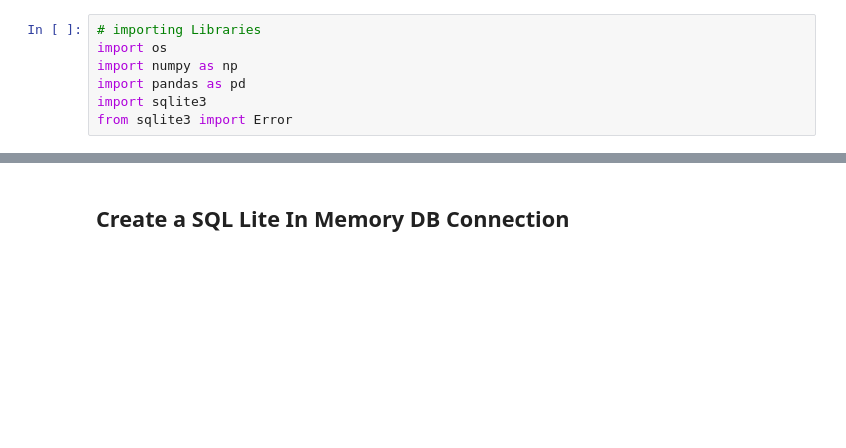
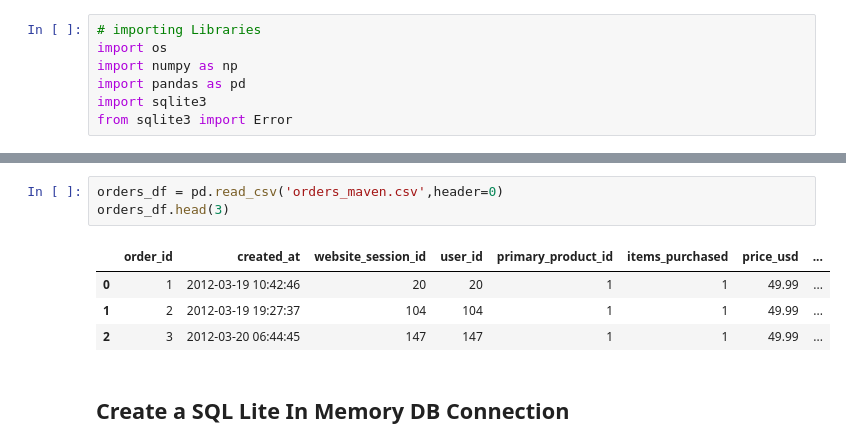
Before and after one commit to mavendataguy/SQL, a Jupyter notebook: SQL_Data_Analysis.ipynb, the cells around one changed output, grey strips where cells are left out. Cells and saved outputs as stored; diff of their text form; blank space fills up the shorter version.

```diff
--- a/SQL_Data_Analysis.ipynb
+++ b/SQL_Data_Analysis.ipynb
@@ -34,3 +35,11 @@ df.head()
+# %%
+orders_df = pd.read_csv('orders_maven.csv',header=0)
+orders_df.head(3)
+# %% [output]
+|  | order_id | created_at | website_session_id | user_id | primary_product_id | items_purchased | price_usd | ... |
+| 0 | 1 | 2012-03-19 10:42:46 | 20 | 20 | 1 | 1 | 49.99 | ... |
+| 1 | 2 | 2012-03-19 19:27:37 | 104 | 104 | 1 | 1 | 49.99 | ... |
+| 2 | 3 | 2012-03-20 06:44:45 | 147 | 147 | 1 | 1 | 49.99 | ... |
 # %% [markdown]
 ## Create a SQL Lite In Memory DB Connection
 # %%
```
Also changed, not shown: parts of 26 cells of this notebook.
